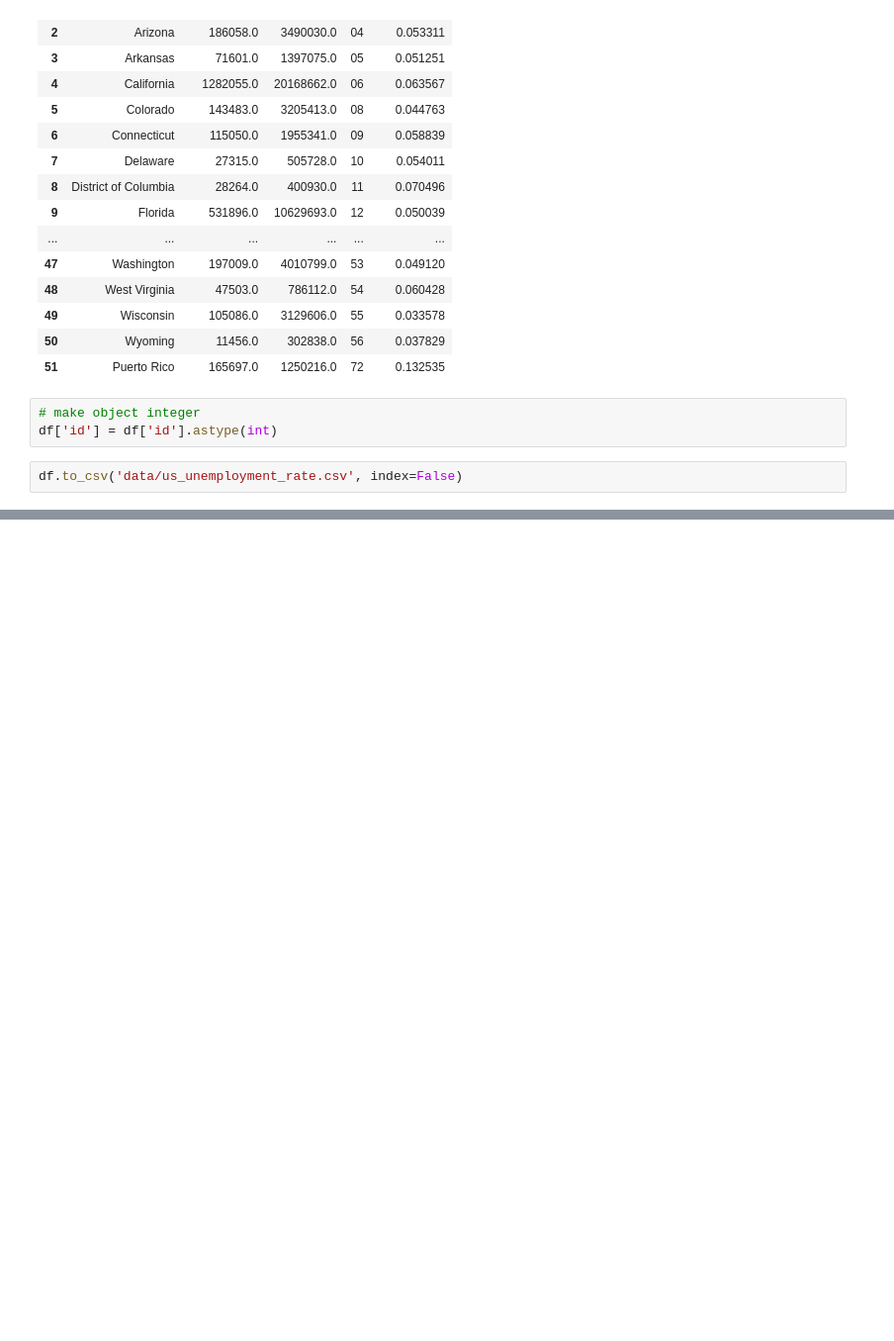
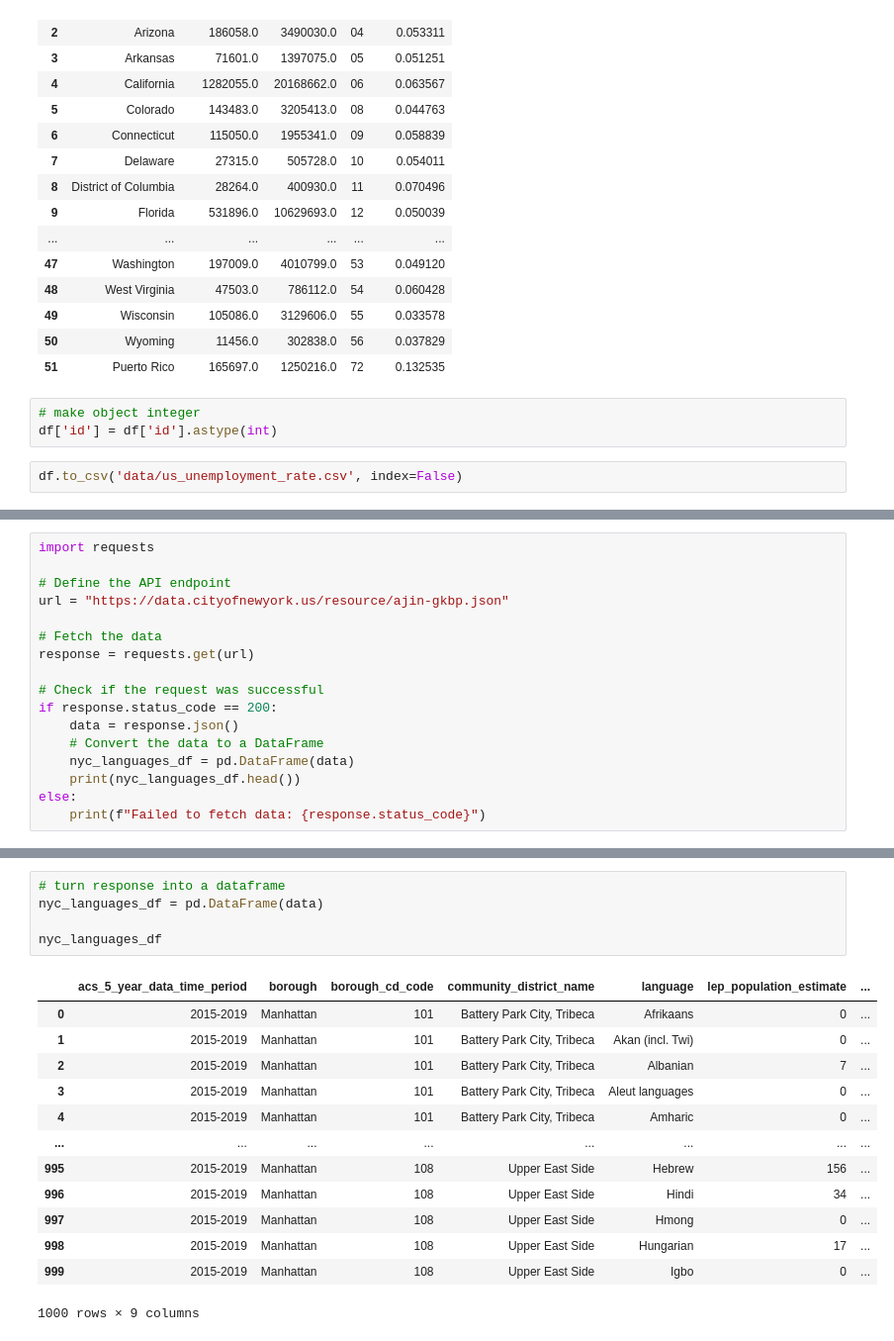
Before and after one commit to gmelmed/gmelmed.github.io, a Jupyter notebook: cc7_data.ipynb, the cells around one changed output, grey strips where cells are left out. Shown at 99% size. Saved outputs shown, nothing was run; the diff lists cells and outputs as text; blank space fills up the shorter version.

```diff
--- a/cc7_data.ipynb
+++ b/cc7_data.ipynb
@@ -147,0 +150,17 @@ df.to_csv('data/us_unemployment_rate.csv', index=False)
+# %%
+import requests
+
+# Define the API endpoint
+url = "https://data.cityofnewyork.us/resource/ajin-gkbp.json"
+
+# Fetch the data
+response = requests.get(url)
+
+# Check if the request was successful
+if response.status_code == 200:
+    data = response.json()
+    # Convert the data to a DataFrame
+    nyc_languages_df = pd.DataFrame(data)
+    print(nyc_languages_df.head())
+else:
+    print(f"Failed to fetch data: {response.status_code}")
@@ -147,0 +188,19 @@ df.to_csv('data/us_unemployment_rate.csv', index=False)
+# %%
+# turn response into a dataframe
+nyc_languages_df = pd.DataFrame(data)
+
+nyc_languages_df
+# %% [output]
+|  | acs_5_year_data_time_period | borough | borough_cd_code | community_district_name | language | lep_population_estimate | ... |
+| 0 | 2015-2019 | Manhattan | 101 | Battery Park City, Tribeca | Afrikaans | 0 | ... |
+| 1 | 2015-2019 | Manhattan | 101 | Battery Park City, Tribeca | Akan (incl. Twi) | 0 | ... |
+| 2 | 2015-2019 | Manhattan | 101 | Battery Park City, Tribeca | Albanian | 7 | ... |
+| 3 | 2015-2019 | Manhattan | 101 | Battery Park City, Tribeca | Aleut languages | 0 | ... |
+| 4 | 2015-2019 | Manhattan | 101 | Battery Park City, Tribeca | Amharic | 0 | ... |
+| ... | ... | ... | ... | ... | ... | ... | ... |
+| 995 | 2015-2019 | Manhattan | 108 | Upper East Side | Hebrew | 156 | ... |
+| 996 | 2015-2019 | Manhattan | 108 | Upper East Side | Hindi | 34 | ... |
+| 997 | 2015-2019 | Manhattan | 108 | Upper East Side | Hmong | 0 | ... |
+| 998 | 2015-2019 | Manhattan | 108 | Upper East Side | Hungarian | 17 | ... |
+| 999 | 2015-2019 | Manhattan | 108 | Upper East Side | Igbo | 0 | ... |
+1000 rows × 9 columns
```
Also changed, not shown: parts of 11 cells of this notebook, 1 other file.
